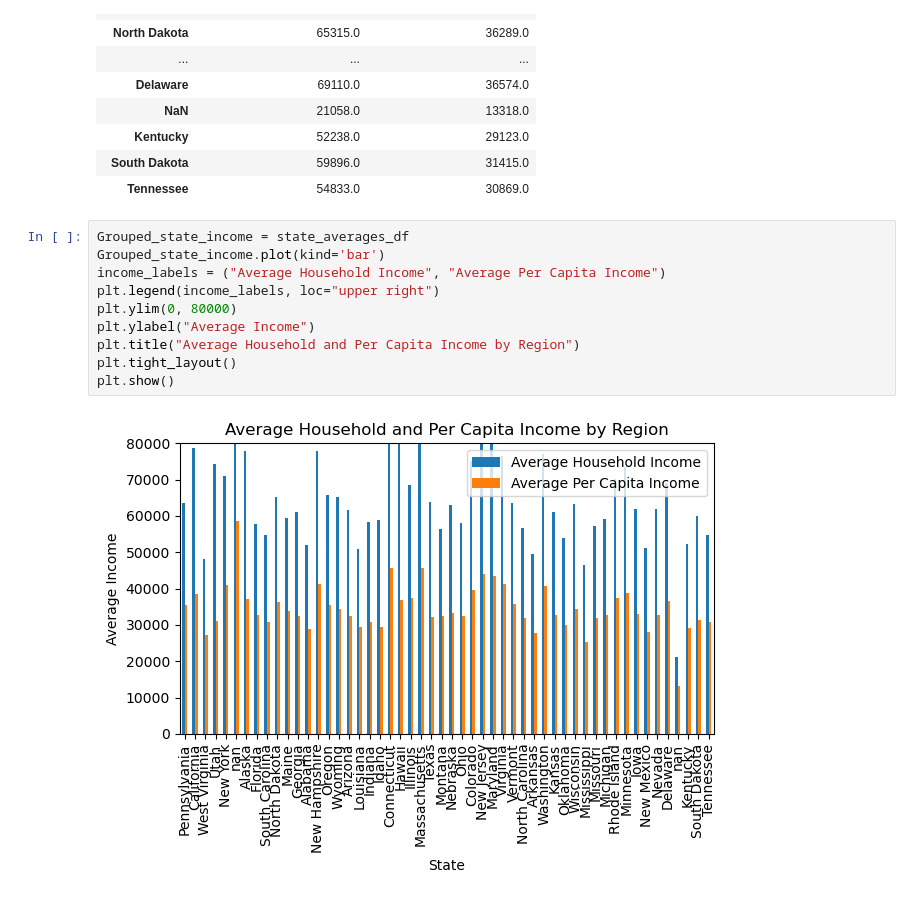
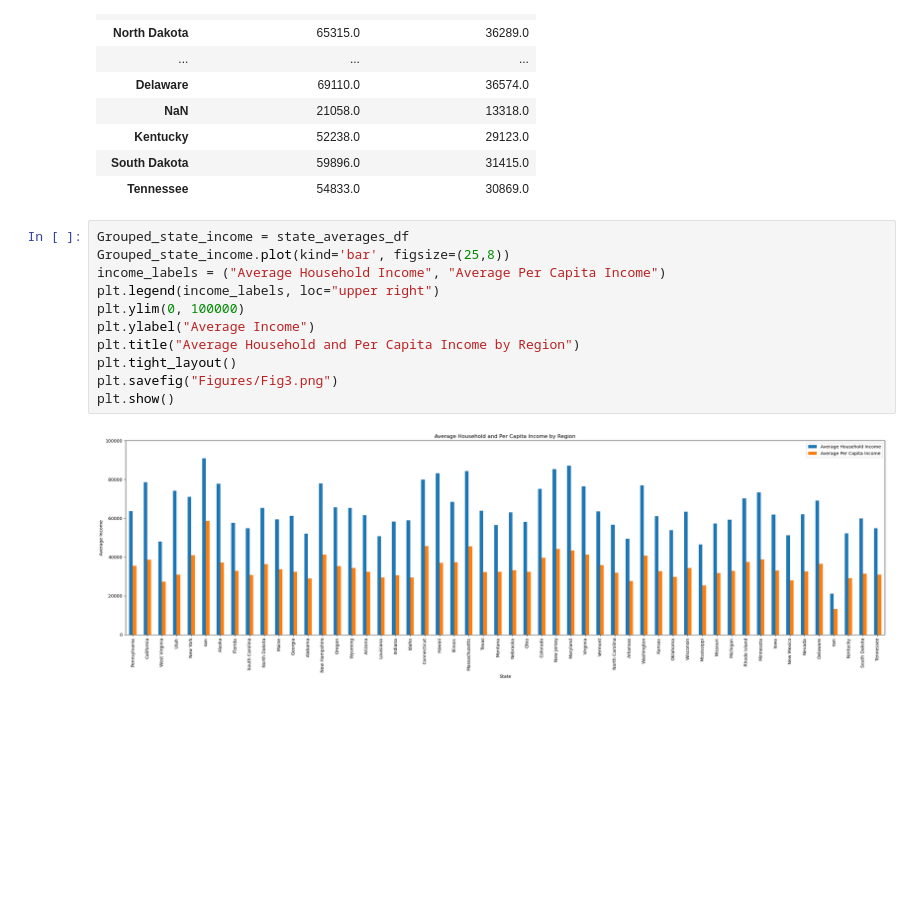
Before and after one commit to raniljoshua/Data-Analysis-Bootcamp_Project-1, a Jupyter notebook: census_data.ipynb, the cells around one changed output. Saved outputs shown, nothing was run; the diff lists cells and outputs as text; blank space fills up the shorter version.

Commit message:
fixed graphs

```diff
--- a/census_data.ipynb
+++ b/census_data.ipynb
@@ -315,13 +320,14 @@ state_averages_df
 | Tennessee | 54833.0 | 30869.0 |
 # %%
 Grouped_state_income = state_averages_df
-Grouped_state_income.plot(kind='bar')
+Grouped_state_income.plot(kind='bar', figsize=(25,8))
 income_labels = ("Average Household Income", "Average Per Capita Income")
 plt.legend(income_labels, loc="upper right")
-plt.ylim(0, 80000)
+plt.ylim(0, 100000)
 plt.ylabel("Average Income")
 plt.title("Average Household and Per Capita Income by Region")
 plt.tight_layout()
+plt.savefig("Figures/Fig3.png")
 plt.show()
 # %% [output]
-[figure, old version]
+[figure, new version]
```
Also changed, not shown: parts of 3 cells of this notebook, 3 other files.
